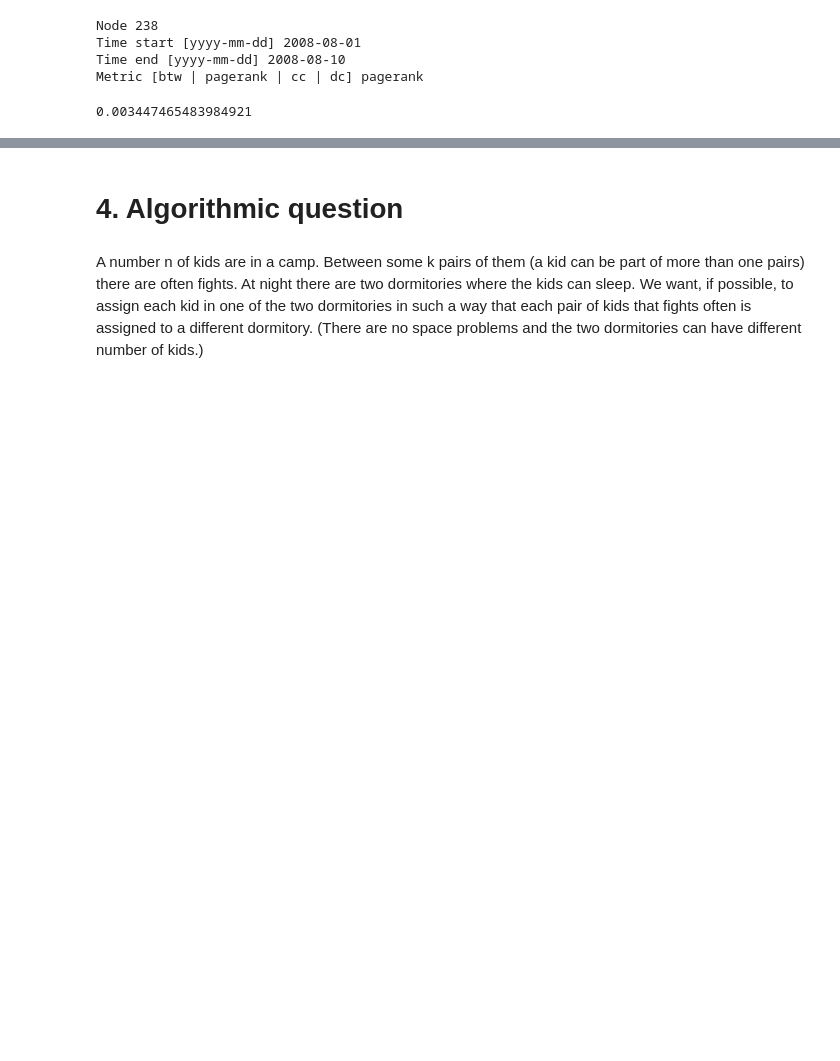
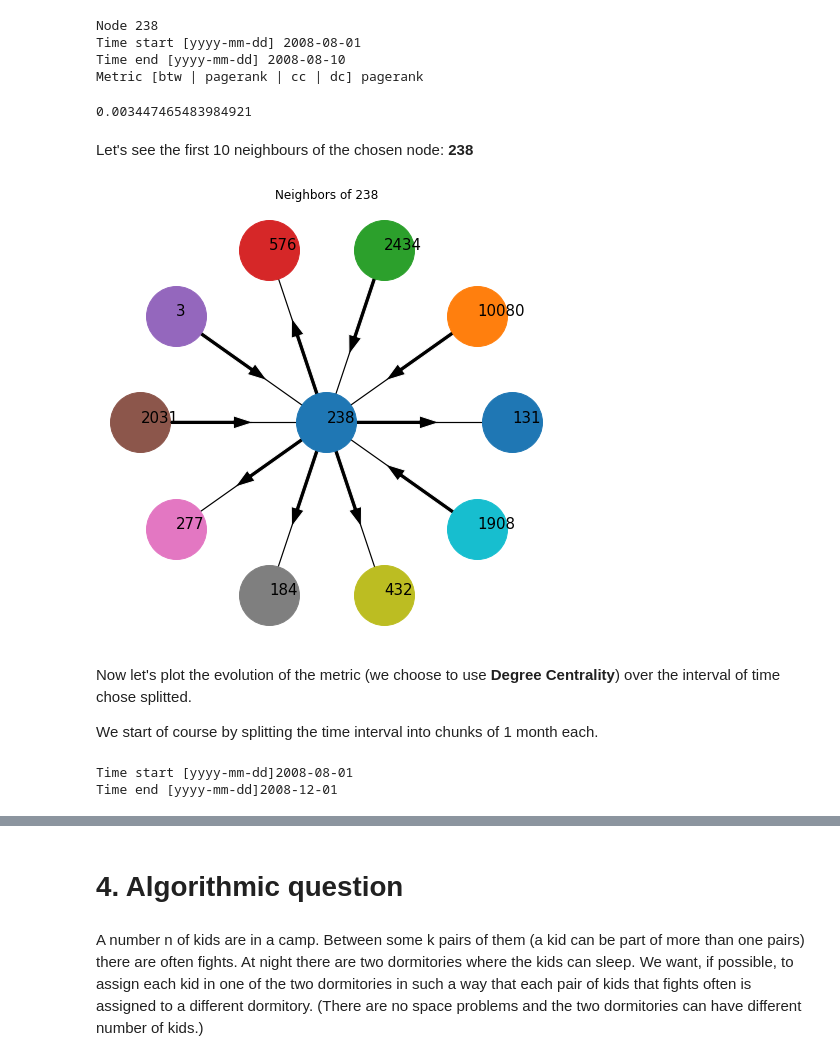
Before and after one commit to gmontill/ADM-HW5, a Jupyter notebook: main.ipynb, the cells around one changed output, grey strips where cells are left out. Cells and saved outputs as stored; diff of their text form; code cells hidden in the pictures; blank space fills up the shorter version.

Commit message:
visual 2

```diff
--- a/main.ipynb
+++ b/main.ipynb
@@ -134,3 +148,21 @@ Time start [yyyy-mm-dd] 2008-08-01
 Time end [yyyy-mm-dd] 2008-08-10
 Metric [btw | pagerank | cc | dc] pagerank
 0.003447465483984921
+# %% [markdown]
+Let's see the first 10 neighbours of the chosen node: **238**
+# %%
+plt = graph.plot_neighbors(G, "238", max_neighbors=10)
+plt.show()
+# %% [output]
+[figure, added]
+# %% [markdown]
+Now let's plot the evolution of the metric (we choose to use **Degree Centrality**) over the interval of time chose splitted.
+
+We start of course by splitting the time interval into chunks of 1 month each.
+# %%
+time_start = pd.to_datetime(input("Time start [yyyy-mm-dd]"), format='%Y-%m-%d')
+time_end = pd.to_datetime(input("Time end [yyyy-mm-dd]"), format='%Y-%m-%d')
+time_interval = (time_start, time_end)
+# %% [output]
+Time start [yyyy-mm-dd]2008-08-01
+Time end [yyyy-mm-dd]2008-12-01
```
Also changed, not shown: parts of 10 cells of this notebook.
